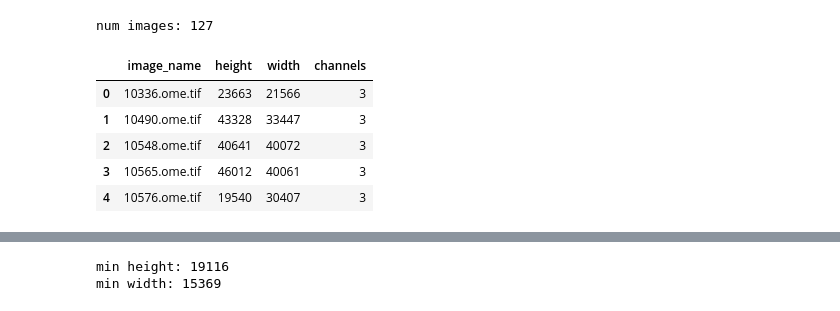
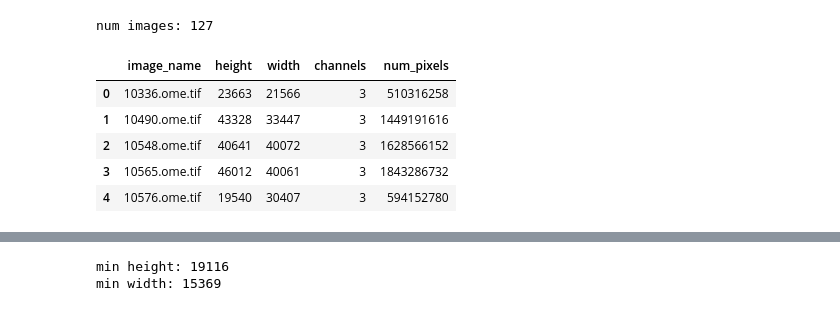
Before and after one commit to emnzn/ViT-Based-WSI-Classification, a Jupyter notebook: notebooks/naive-cropping.ipynb, the cells around one changed output, grey strips where cells are left out. Cells and saved outputs as stored; diff of their text form; code cells hidden in the pictures.

```diff
--- a/notebooks/naive-cropping.ipynb
+++ b/notebooks/naive-cropping.ipynb
@@ -31,15 +31,16 @@ meta_data = {
 # %%
 df = pd.DataFrame(meta_data)
 df["height"] = df["shape"].map(lambda x: x[0])
 df["width"] = df["shape"].map(lambda x: x[1])
 df["channels"] = df["shape"].map(lambda x: x[2])
+df["num_pixels"] = df["height"] * df["width"]
 
 df = df.drop("shape", axis=1)
 df.head()
 # %% [output]
-|  | image_name | height | width | channels |
-| 0 | 10336.ome.tif | 23663 | 21566 | 3 |
-| 1 | 10490.ome.tif | 43328 | 33447 | 3 |
-| 2 | 10548.ome.tif | 40641 | 40072 | 3 |
-| 3 | 10565.ome.tif | 46012 | 40061 | 3 |
-| 4 | 10576.ome.tif | 19540 | 30407 | 3 |
+|  | image_name | height | width | channels | num_pixels |
+| 0 | 10336.ome.tif | 23663 | 21566 | 3 | 510316258 |
+| 1 | 10490.ome.tif | 43328 | 33447 | 3 | 1449191616 |
+| 2 | 10548.ome.tif | 40641 | 40072 | 3 | 1628566152 |
+| 3 | 10565.ome.tif | 46012 | 40061 | 3 | 1843286732 |
+| 4 | 10576.ome.tif | 19540 | 30407 | 3 | 594152780 |
```
Also changed, not shown: parts of 6 cells of this notebook, 2 other files.
